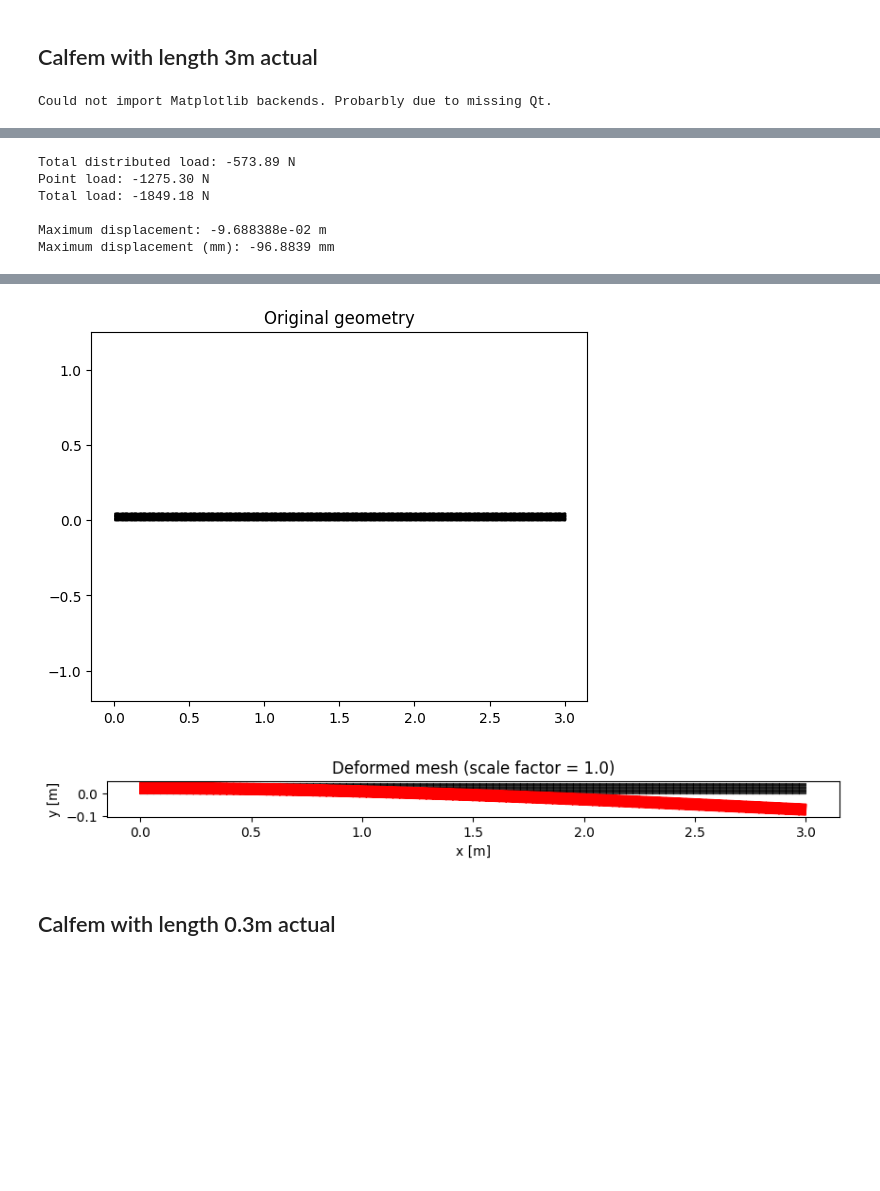
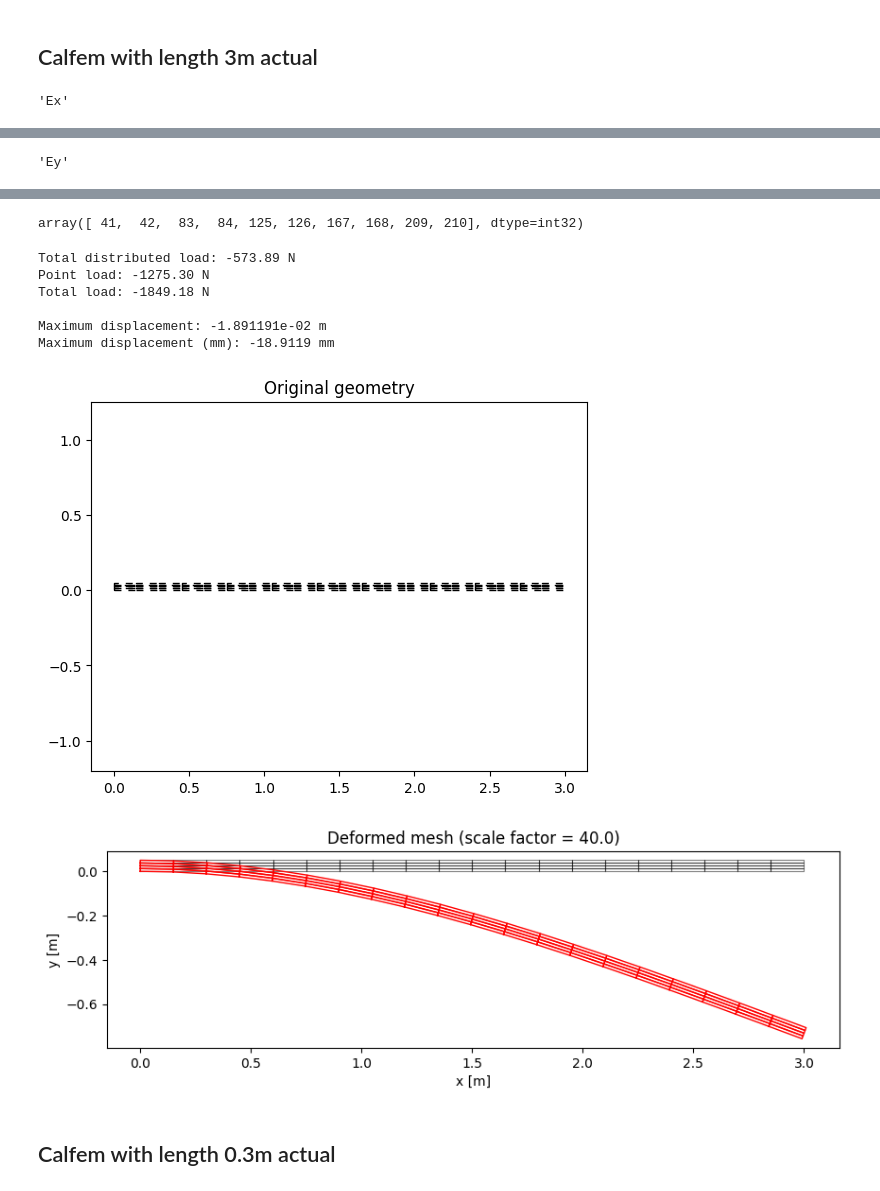
Before and after one commit to MartinStjernkvist/Applied-Mechanics, a Jupyter notebook: TME235/Assignment_1&2.ipynb, the cells around one changed output, grey strips where cells are left out. Cells and saved outputs as stored; diff of their text form; code cells hidden in the pictures; blank space fills up the shorter version.

```diff
--- a/TME235/Assignment_1&2.ipynb
+++ b/TME235/Assignment_1&2.ipynb
@@ -687,14 +601,17 @@ q0 = -h * b * rho * g  # Distributed load per unit length (downward)
 # Create mesh
 p1 = np.array([0., 0.])  # Lower left corner
 p2 = np.array([L1, h])   # Upper right corner
-nelx = 100
-nely = 20
+nelx = 20
+nely = 4
 ndof_per_node = 2
 nnode = (nelx + 1) * (nely + 1)
 nDofs = ndof_per_node * nnode
 
 # Generate mesh
 Ex, Ey, Edof, B1, B2, B3, B4, P1, P2, P3, P4 = quadmesh(p1, p2, nelx, nely, ndof_per_node)
+
+display('Ex', Ex)
+display('Ey', Ey)
 
 # Plot mesh
 cfv.figure()
@@ -703,7 +620,6 @@ cfv.title('Mesh')
 cfv.show()
 
 display(B2)
-
 
 
 # Initialize global stiffness matrix and force vector
@@ -724,33 +640,45 @@ for eltopo, elx, ely in zip(Edof, Ex, Ey):
 top_elements = range(nelx * (nely - 1), nelx * nely)
 
 
+# --- Apply distributed load along the TOP edge (downwards) ---
+top_elements = range(nelx * (nely - 1), nelx * nely)
+
 for el_idx in top_elements:
-    # Get element coordinates
     elx = Ex[el_idx, :]
     ely = Ey[el_idx, :]
-
-    # Get element topology
     eltopo = Edof[el_idx, :]
 
-    # For a quad element, the top edge connects nodes at indices 2 and 3
-    # Calculate edge length
+    # Top edge connects nodes 3 and 4
     edge_length = np.sqrt((elx[2] - elx[3])**2 + (ely[2] - ely[3])**2)
 
-    # Equivalent nodal forces for uniform distributed load
-    # For a uniformly distributed load q over length L:
-    # Each node gets q*L/2
+    # Equivalent nodal forces for uniform distributed load q0
     nodal_force = q0 * edge_length / 2.0
 
-    # Apply to the y-DOFs of nodes 3 and 4 (indices 4,5,6,7 in eltopo)
-    # Node 3 (top-right): eltopo[4] = x-dof, eltopo[5] = y-dof
-    # Node 4 (top-left): eltopo[6] = x-dof, eltopo[7] = y-dof
-    f[eltopo[5] - 1] += nodal_force  # y-DOF of node 3 (0-indexed)
-    f[eltopo[7] - 1] += nodal_force  # y-DOF of node 4 (0-indexed)
+    # Apply to Y-DOFs (downward load)
+    f[eltopo[5] - 1] += nodal_force  # node 3 (top-right)
+    f[eltopo[7] - 1] += nodal_force  # node 4 (top-left)
 
-# Apply point load P at top right corner (P3)
-# P3 contains the DOFs of the top-right corner node
-#f[P3[1] - 1] += P  # y-direction DOF (subtract 1 for 0-indexing)
-f[B2[0]] += P
+
+# --- Apply distributed load along the RIGHT edge (downwards) ---
+right_elements = range(nelx - 1, nelx * nely, nelx)
+
+# Distributed load intensity along right edge:
+q_right = P / h   # [N/m] – since P is a total force, divide by height h
+
+for el_idx in right_elements:
+    elx = Ex[el_idx, :]
+    ely = Ey[el_idx, :]
+    eltopo = Edof[el_idx, :]
+
+    # Right edge connects nodes 2 and 3
+    edge_length = np.sqrt((elx[1] - elx[2])**2 + (ely[1] - ely[2])**2)
+
+    # Equivalent nodal forces for uniform distributed load q_right
+    nodal_force = q_right * edge_length / 2.0
+
+    # Apply to Y-DOFs of right-edge nodes (downwards)
+    f[eltopo[3] - 1] += nodal_force  # node 2 (bottom-right)
+    f[eltopo[5] - 1] += nodal_force  # node 3 (top-right)
 
 
 print(f"Total distributed load: {q0 * L1:.2f} N")
@@ -795,7 +723,7 @@ coords = np.array([[x, y] for y in yv for x in xv])  # (N, 2) array
 U = a[0::2].reshape(-1, 1)  # x-displacements
 V = a[1::2].reshape(-1, 1)  # y-displacements
 
-sfac = 1  # deformation scale
+sfac = 40  # deformation scale
 coords_def = coords + sfac * np.hstack([U, V])
 
 # Plot
@@ -817,4 +745,4 @@ plt.xlabel("x [m]")
 plt.ylabel("y [m]")
 plt.show()
 # %% [output]
-Could not import Matplotlib backends. Probarbly due to missing Qt.
+'Ex'
@@ -826,6 +766 @@ array([ 201,  202,  403,  404,  605,  606,  807,  808, 1009, 1010, 1211,
-Total distributed load: -573.89 N
-Point load: -1275.30 N
-Total load: -1849.18 N
-
-Maximum displacement: -9.688388e-02 m
-Maximum displacement (mm): -96.8839 mm
+'Ey'
@@ -832,5 +785,12 @@ Maximum displacement (mm): -96.8839 mm
+array([ 41,  42,  83,  84, 125, 126, 167, 168, 209, 210], dtype=int32)
+Total distributed load: -573.89 N
+Point load: -1275.30 N
+Total load: -1849.18 N
+
+Maximum displacement: -1.891191e-02 m
+Maximum displacement (mm): -18.9119 mm
-[figure, old version]
+[figure, new version]
-[figure, old version]
+[figure, new version]
 # %% [markdown]
 ## Calfem with length 0.3m actual
 # %%
```
Also changed, not shown: parts of 10 cells of this notebook.
